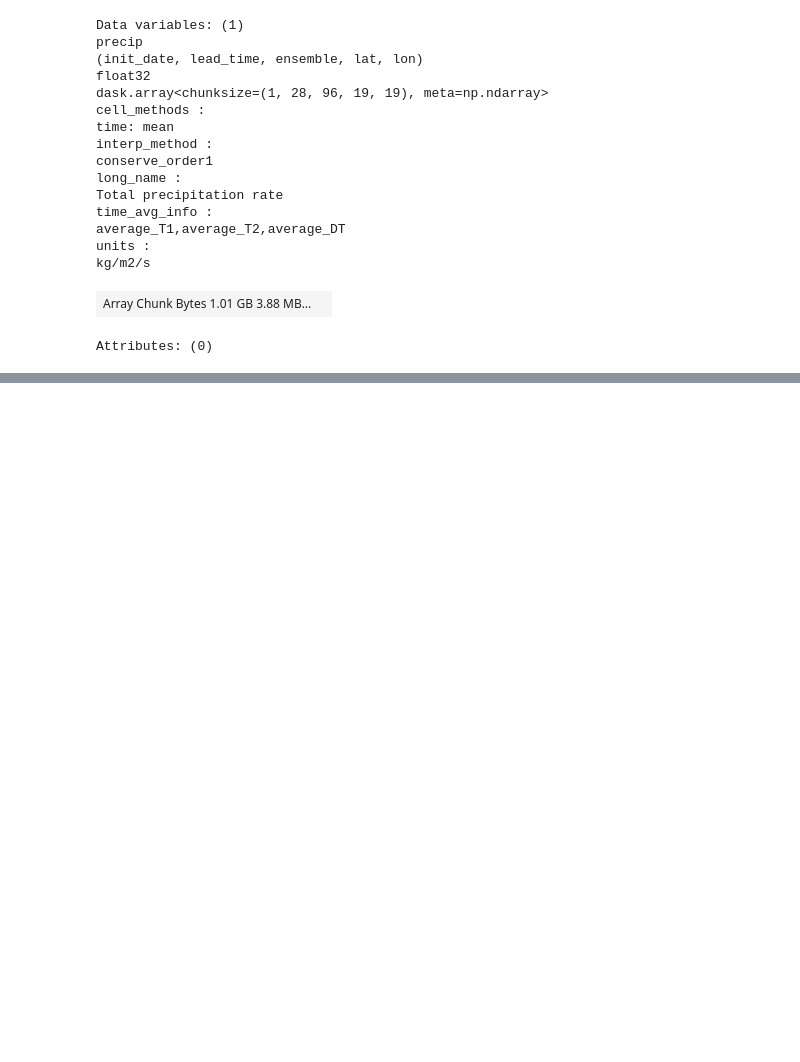
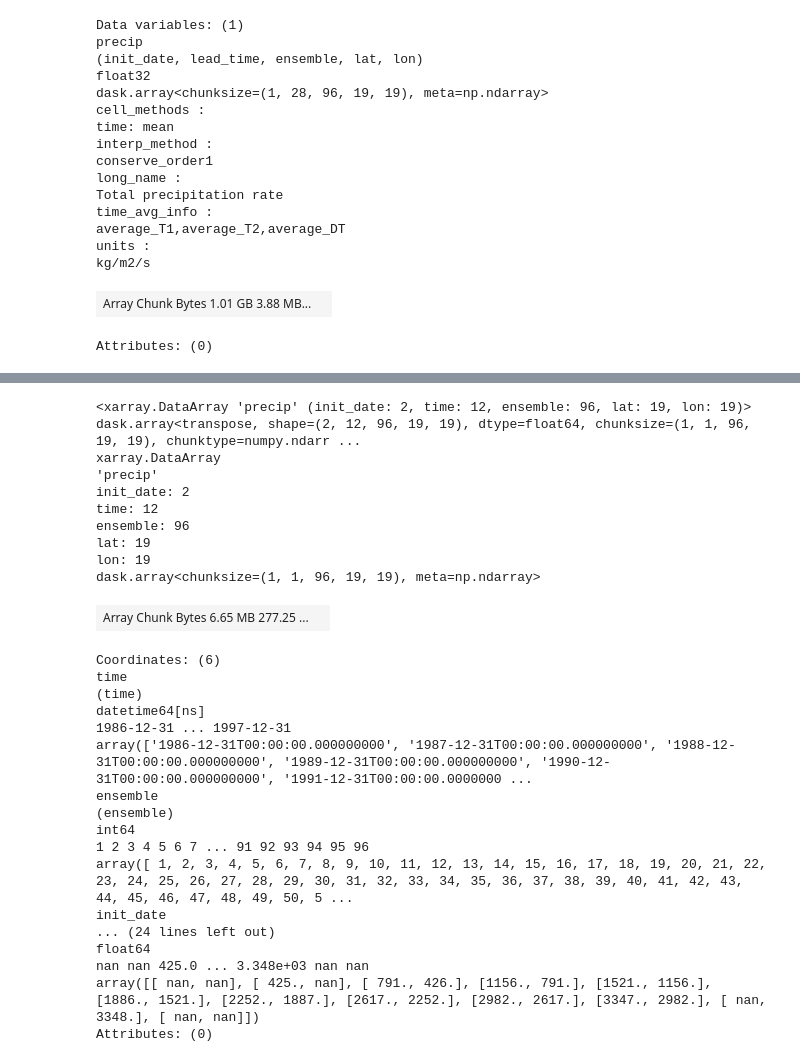
Before and after one commit to AusClimateService/unseen, a Jupyter notebook: bias_correction.ipynb, the cells around one changed output, grey strips where cells are left out. Saved outputs shown, nothing was run; the diff lists cells and outputs as text; code cells hidden in the pictures; blank space fills up the shorter version.

```diff
--- a/bias_correction.ipynb
+++ b/bias_correction.ipynb
@@ -86,0 +140,48 @@ DatasetResample, grouped over '__resample_dim__'
+# %%
+def sum_min_samples(ds, dim, min_samples):
+    """Return sum only if there are more than min_samples along dim."""
+
+    s = ds.sum(dim, skipna=False)
+    # Reference to final lead in sample
+    if 'lead_time' in ds.coords:
+        if dim in ds['lead_time'].dims:
+            l = ds['lead_time'].max(dim, skipna=False)
+            s = s.assign_coords({'lead_time': l if len(ds[dim]) >= min_samples else np.nan*l})
+    if 'lead_year' in ds.coords:
+        l = ds['lead_year'].max(dim, skipna=False)
+        s = s.assign_coords({'lead_year': l if len(ds[dim]) >= min_samples else np.nan*l})
+
+    return s if len(ds[dim]) >= min_samples else np.nan*s
+# %%
+# total annual (Dec- Nov) precip (mm)
+da = da.resample(time="A-DEC", label='right').apply(sum_min_samples, dim='time', min_samples=365)
+# %%
+da
+# %% [output]
+<xarray.DataArray 'precip' (init_date: 2, time: 12, ensemble: 96, lat: 19, lon: 19)> dask.array<transpose, shape=(2, 12, 96, 19, 19), dtype=float64, chunksize=(1, 1, 96, 19, 19), chunktype=numpy.ndarr ...
+xarray.DataArray
+'precip'
+init_date: 2
+time: 12
+ensemble: 96
+lat: 19
+lon: 19
+dask.array<chunksize=(1, 1, 96, 19, 19), meta=np.ndarray>
+| Array Chunk Bytes 6.65 MB 277.25 ... |  |
+Coordinates: (6)
+time
+(time)
+datetime64[ns]
+1986-12-31 ... 1997-12-31
+array(['1986-12-31T00:00:00.000000000', '1987-12-31T00:00:00.000000000', '1988-12-31T00:00:00.000000000', '1989-12-31T00:00:00.000000000', '1990-12-31T00:00:00.000000000', '1991-12-31T00:00:00.0000000 ...
+ensemble
+(ensemble)
+int64
+1 2 3 4 5 6 7 ... 91 92 93 94 95 96
+array([ 1, 2, 3, 4, 5, 6, 7, 8, 9, 10, 11, 12, 13, 14, 15, 16, 17, 18, 19, 20, 21, 22, 23, 24, 25, 26, 27, 28, 29, 30, 31, 32, 33, 34, 35, 36, 37, 38, 39, 40, 41, 42, 43, 44, 45, 46, 47, 48, 49, 50, 5 ...
+init_date
+... (24 lines left out)
+float64
+nan nan 425.0 ... 3.348e+03 nan nan
+array([[ nan, nan], [ 425., nan], [ 791., 426.], [1156., 791.], [1521., 1156.], [1886., 1521.], [2252., 1887.], [2617., 2252.], [2982., 2617.], [3347., 2982.], [ nan, 3348.], [ nan, nan]])
+Attributes: (0)
```
Also changed, not shown: parts of 11 cells of this notebook.
